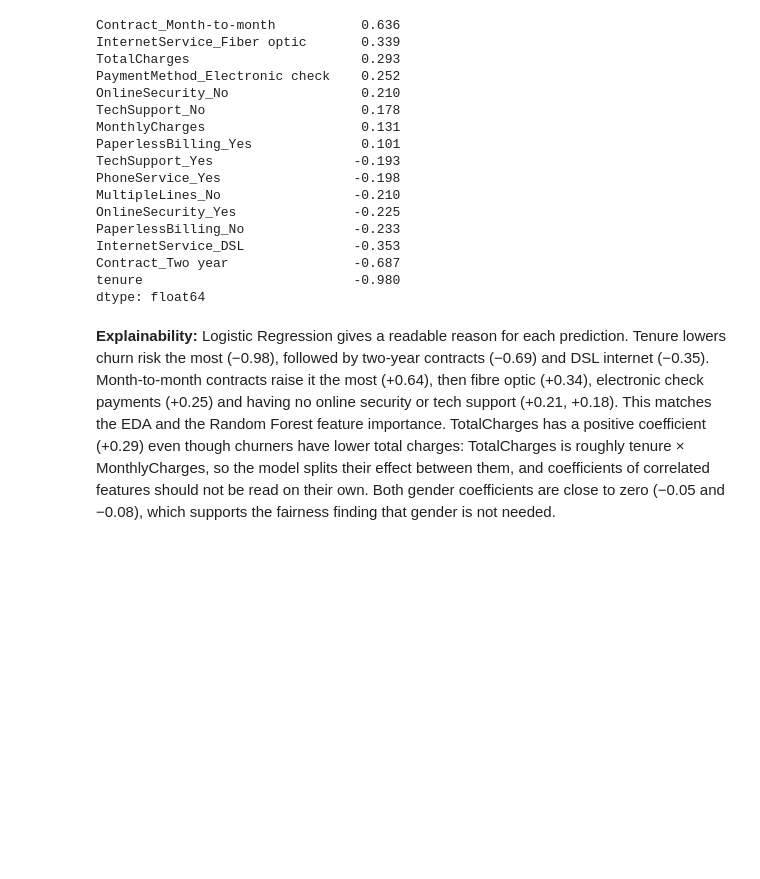
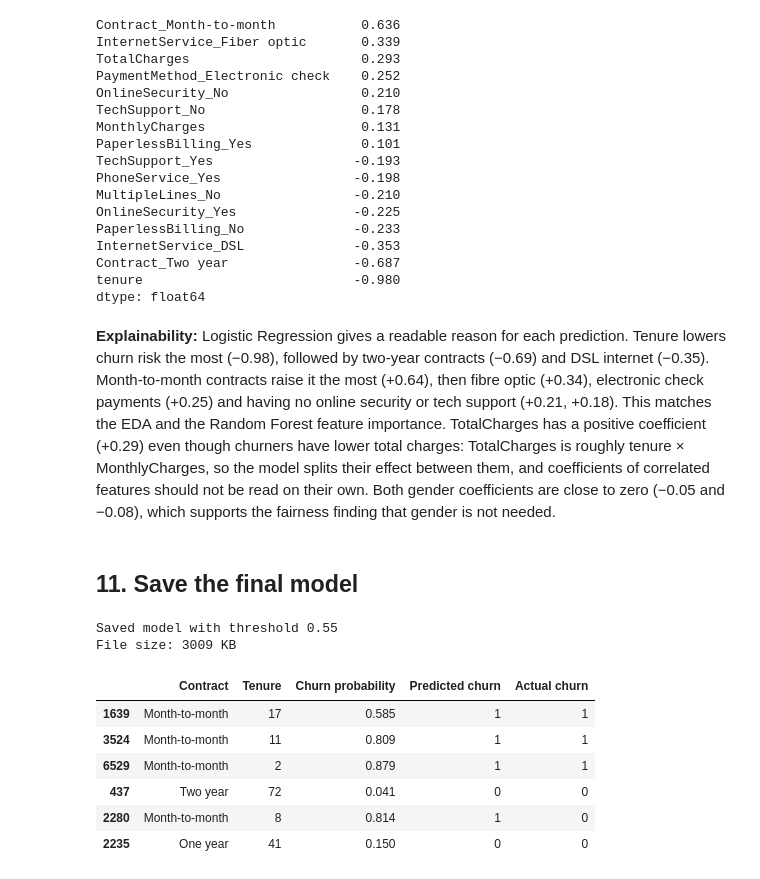
Before and after one commit to YJaruban/CW, a Jupyter notebook: churn.ipynb, the cells around one changed output. Drawn from its saved outputs; the diff is of its cells as text; code cells hidden in the pictures; blank space fills up the shorter version.

Commit message:
Save final model and update README

```diff
--- a/churn.ipynb
+++ b/churn.ipynb
@@ -616,3 +616,41 @@ tenure                           -0.980
 dtype: float64
 # %% [markdown]
 **Explainability:** Logistic Regression gives a readable reason for each prediction. Tenure lowers churn risk the most (−0.98), followed by two-year contracts (−0.69) and DSL internet (−0.35). Month-to-month contracts raise it the most (+0.64), then fibre optic (+0.34), electronic check payments (+0.25) and having no online security or tech support (+0.21, +0.18). This matches the EDA and the Random Forest feature importance. TotalCharges has a positive coefficient (+0.29) even though churners have lower total charges: TotalCharges is roughly tenure × MonthlyCharges, so the model splits their effect between them, and coefficients of correlated features should not be read on their own. Both gender coefficients are close to zero (−0.05 and −0.08), which supports the fairness finding that gender is not needed.
+# %% [markdown]
+## 11. Save the final model
+# %%
+# Save the final model (tuned Random Forest + its tuned threshold) for deployment
+import joblib, os
+
+os.makedirs("models", exist_ok=True)
+final_model = best_models["Random Forest"]
+final_threshold = float(curves["Random Forest"][4])   # tuned cut-off from section 9
+
+joblib.dump({"model": final_model, "threshold": final_threshold},
+            "models/churn_random_forest.joblib")
+print(f"Saved model with threshold {final_threshold:.2f}")
+print(f"File size: {os.path.getsize('models/churn_random_forest.joblib') / 1024:.0f} KB")
+# %% [output]
+Saved model with threshold 0.55
+File size: 3009 KB
+# %%
+# Load the saved model and score unseen customers, as a deployed system would
+saved = joblib.load("models/churn_random_forest.joblib")
+sample = pd.concat([X_test[y_test == 1].head(3), X_test[y_test == 0].head(3)])
+prob = saved["model"].predict_proba(sample)[:, 1]
+
+pd.DataFrame({
+    "Contract": sample["Contract"],
+    "Tenure": sample["tenure"],
+    "Churn probability": prob.round(3),
+    "Predicted churn": (prob >= saved["threshold"]).astype(int),
+    "Actual churn": y_test.loc[sample.index].values,
+})
+# %% [output]
+|  | Contract | Tenure | Churn probability | Predicted churn | Actual churn |
+| 1639 | Month-to-month | 17 | 0.585 | 1 | 1 |
+| 3524 | Month-to-month | 11 | 0.809 | 1 | 1 |
+| 6529 | Month-to-month | 2 | 0.879 | 1 | 1 |
+| 437 | Two year | 72 | 0.041 | 0 | 0 |
+| 2280 | Month-to-month | 8 | 0.814 | 1 | 0 |
+| 2235 | One year | 41 | 0.150 | 0 | 0 |
```
Also changed, not shown: parts of 1 cell of this notebook, 3 other files.
